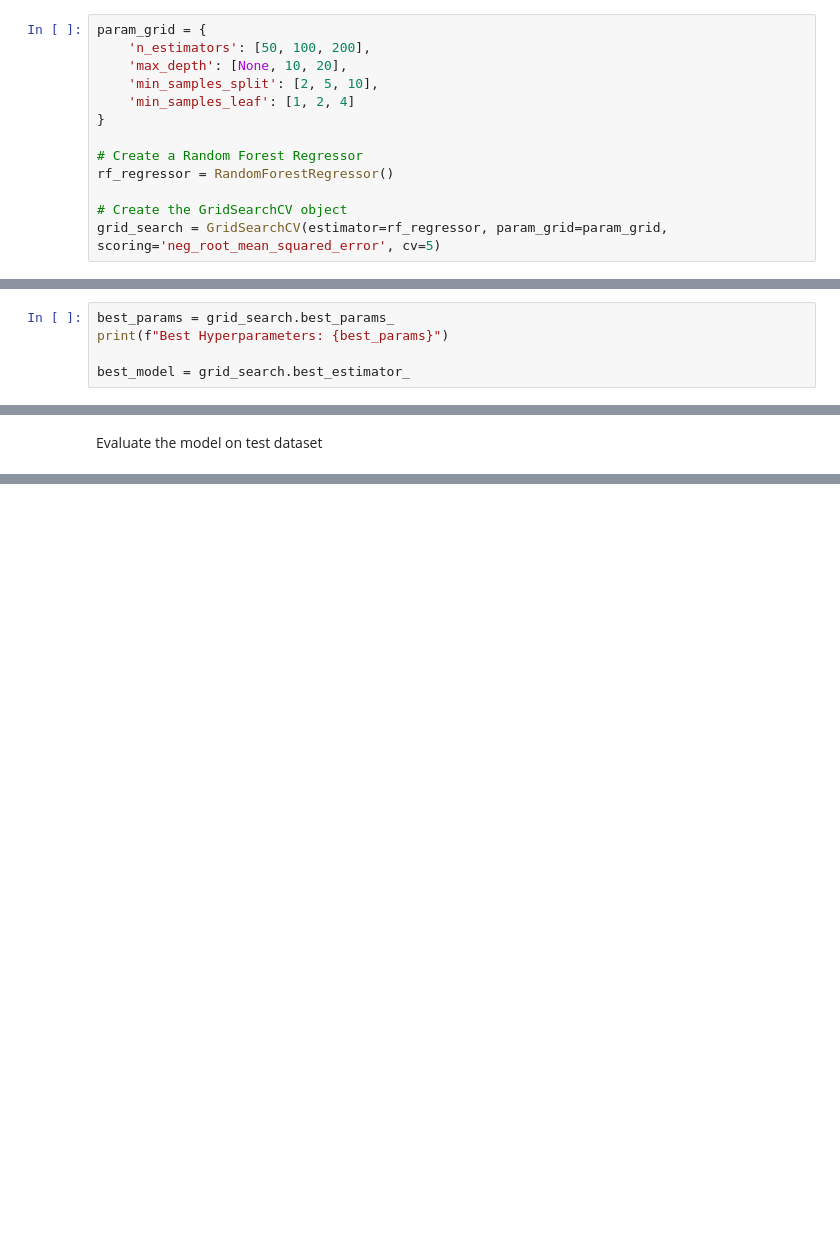
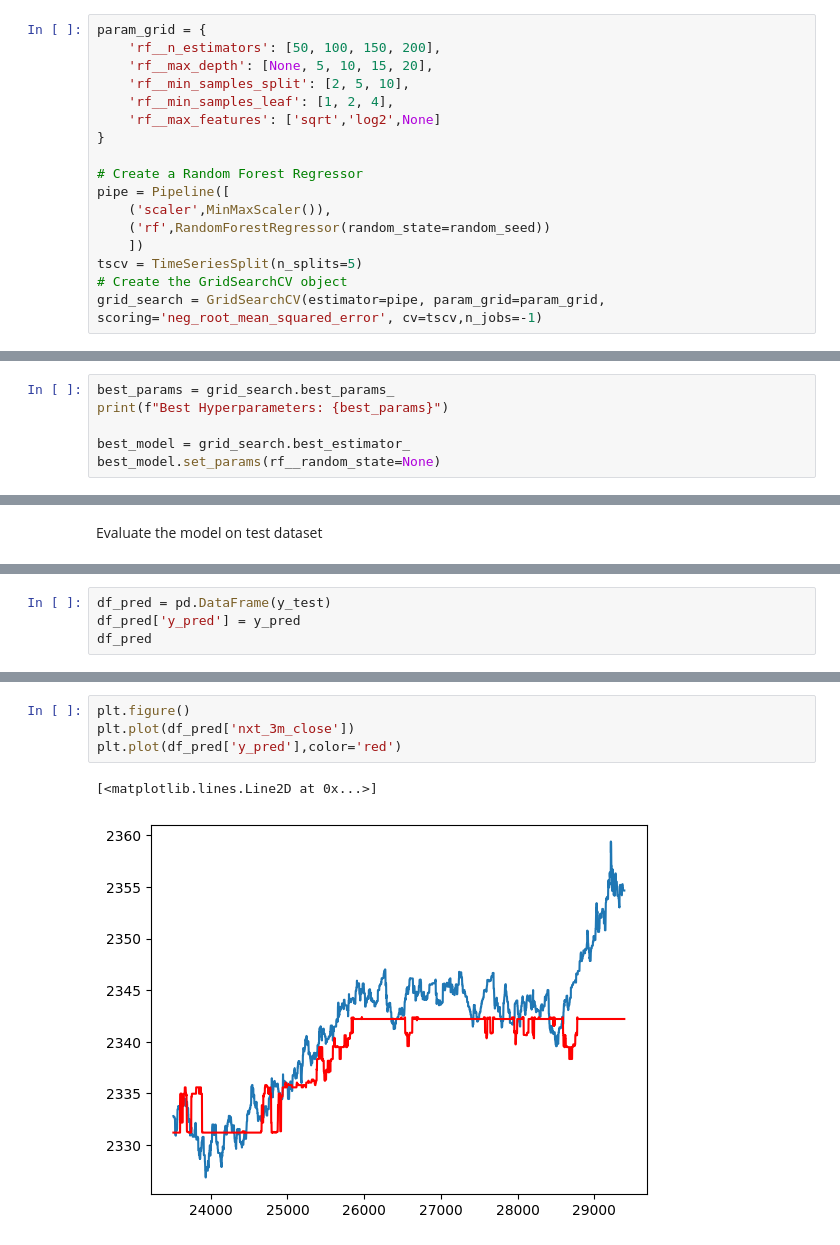
Before and after one commit to eatrabyo/dads-6005-crypto-forecast, a Jupyter notebook: Random_forest.ipynb, the cells around one changed output, grey strips where cells are left out. Cells and saved outputs as stored; diff of their text form; blank space fills up the shorter version.

Commit message:
changes -hyper parameters -pipeline -plot -save model

```diff
--- a/Random_forest.ipynb
+++ b/Random_forest.ipynb
@@ -272,17 +226,21 @@ print(get_scorer_names())
 GridSearch
 # %%
 param_grid = {
-    'n_estimators': [50, 100, 200],
-    'max_depth': [None, 10, 20],
-    'min_samples_split': [2, 5, 10],
-    'min_samples_leaf': [1, 2, 4]
+    'rf__n_estimators': [50, 100, 150, 200],
+    'rf__max_depth': [None, 5, 10, 15, 20],
+    'rf__min_samples_split': [2, 5, 10],
+    'rf__min_samples_leaf': [1, 2, 4],
+    'rf__max_features': ['sqrt','log2',None]
 }
 
 # Create a Random Forest Regressor
-rf_regressor = RandomForestRegressor()
-
+pipe = Pipeline([
+    ('scaler',MinMaxScaler()),
+    ('rf',RandomForestRegressor(random_state=random_seed))
+    ])
+tscv = TimeSeriesSplit(n_splits=5)
 # Create the GridSearchCV object
-grid_search = GridSearchCV(estimator=rf_regressor, param_grid=param_grid, scoring='neg_root_mean_squared_error', cv=5)
+grid_search = GridSearchCV(estimator=pipe, param_grid=param_grid, scoring='neg_root_mean_squared_error', cv=tscv,n_jobs=-1)
 # %%
 # Fit the model to the data
 grid_search.fit(X_train, y_train)
@@ -300,4 +263,5 @@ best_params = grid_search.best_params_
 print(f"Best Hyperparameters: {best_params}")
 
 best_model = grid_search.best_estimator_
+best_model.set_params(rf__random_state=None)
 # %% [output]
@@ -320,0 +286,4 @@ Root Mean Squared Error: 4.632076681057623
+# %%
+df_pred = pd.DataFrame(y_test)
+df_pred['y_pred'] = y_pred
+df_pred
@@ -320,0 +304,7 @@ Root Mean Squared Error: 4.632076681057623
+# %%
+plt.figure()
+plt.plot(df_pred['nxt_3m_close'])
+plt.plot(df_pred['y_pred'],color='red')
+# %% [output]
+[<matplotlib.lines.Line2D at 0x...>]
+[figure, added]
```
Also changed, not shown: parts of 25 cells of this notebook, 1 other file.
